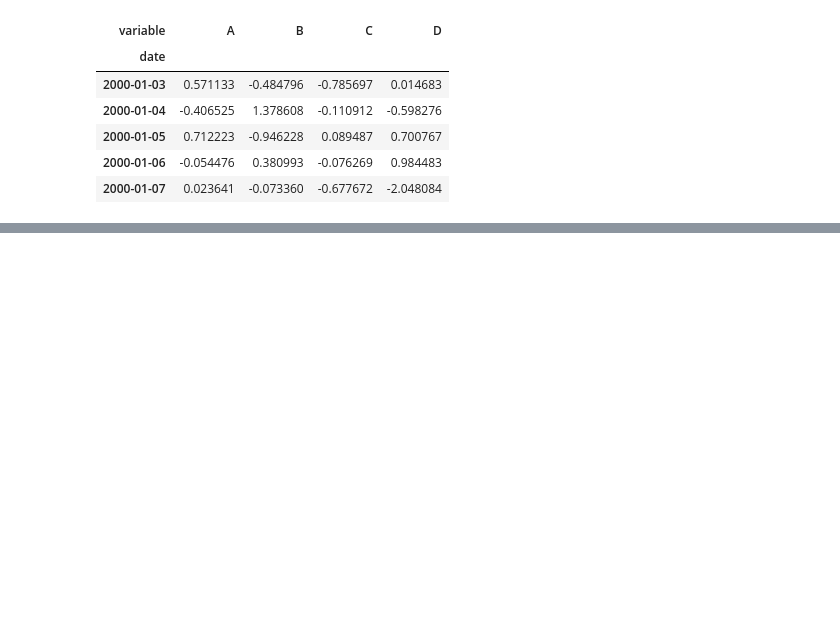
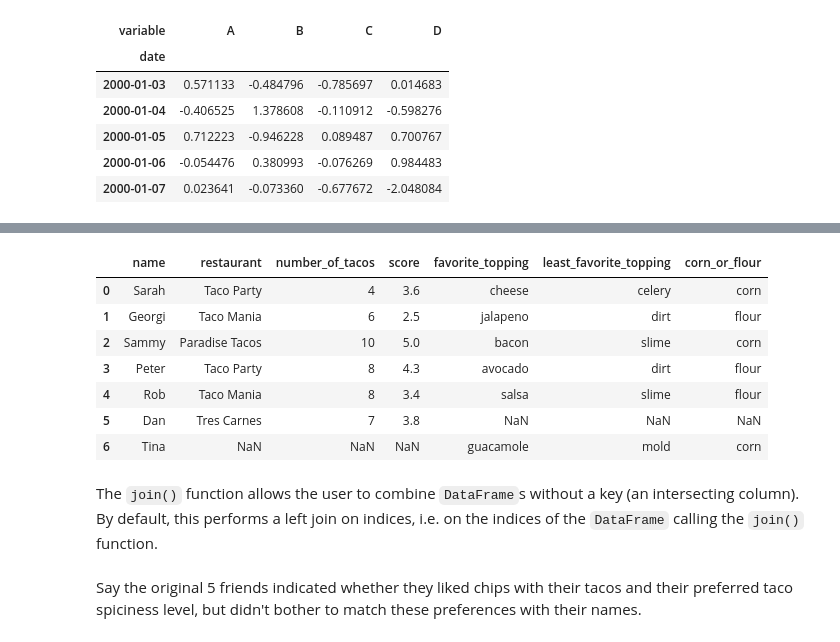
Before and after one commit to bleemsz/thw_intro_pandas, a Jupyter notebook: intro_pandas.ipynb, the cells around one changed output, grey strips where cells are left out. Cells and saved outputs as stored; diff of their text form; code cells hidden in the pictures; blank space fills up the shorter version.

````diff
--- a/intro_pandas.ipynb
+++ b/intro_pandas.ipynb
@@ -729,0 +736,3 @@ df
+# %%
+tacos = pd.read_csv('tacos.csv')
+tacos
@@ -729,0 +748,3 @@ df
+# %%
+taco_toppings = pd.read_csv('taco_toppings.csv')
+taco_toppings
@@ -729,0 +760,3 @@ df
+# %%
+tacos = tacos.append({'name': 'Dan', 'restaurant': 'Tres Carnes', 'number_of_tacos': 7, 'score': 3.8}, ignore_index=True)
+tacos
@@ -729,0 +773,3 @@ df
+# %%
+taco_toppings = taco_toppings.append({'name': 'Tina', 'favorite_topping': 'guacamole', 'least_favorite_topping': 'mold', 'corn_or_flour': 'corn'}, ignore_index=True)
+taco_toppings
@@ -729,0 +817,15 @@ df
+# %%
+pd.merge(tacos, taco_toppings, how='outer')
+# %% [output]
+|  | name | restaurant | number_of_tacos | score | favorite_topping | least_favorite_topping | corn_or_flour |
+| 0 | Sarah | Taco Party | 4 | 3.6 | cheese | celery | corn |
+| 1 | Georgi | Taco Mania | 6 | 2.5 | jalapeno | dirt | flour |
+| 2 | Sammy | Paradise Tacos | 10 | 5.0 | bacon | slime | corn |
+| 3 | Peter | Taco Party | 8 | 4.3 | avocado | dirt | flour |
+| 4 | Rob | Taco Mania | 8 | 3.4 | salsa | slime | flour |
+| 5 | Dan | Tres Carnes | 7 | 3.8 | NaN | NaN | NaN |
+| 6 | Tina | NaN | NaN | NaN | guacamole | mold | corn |
+# %% [markdown]
+The ```join()``` function allows the user to combine ```DataFrame```s without a key (an intersecting column).  By default, this performs a left join on indices, i.e. on the indices of the ```DataFrame``` calling the ```join()``` function.
+# %% [markdown]
+Say the original 5 friends indicated whether they liked chips with their tacos and their preferred taco spiciness level, but didn't bother to match these preferences with their names.
````
Also changed, not shown: parts of 47 cells of this notebook, 3 other files.
